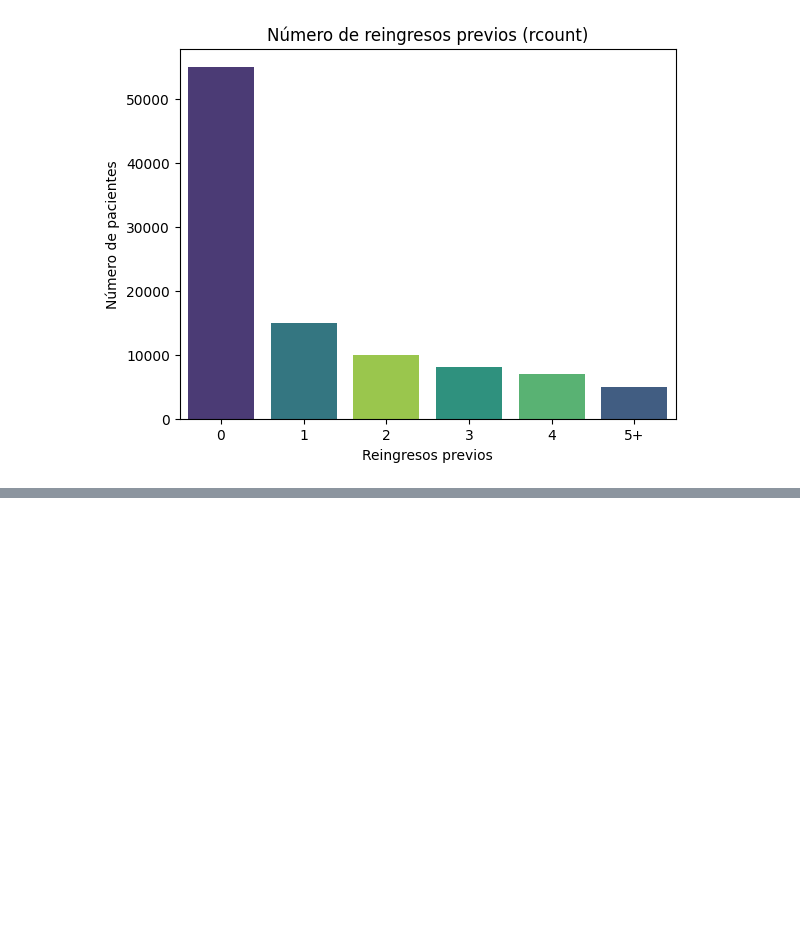
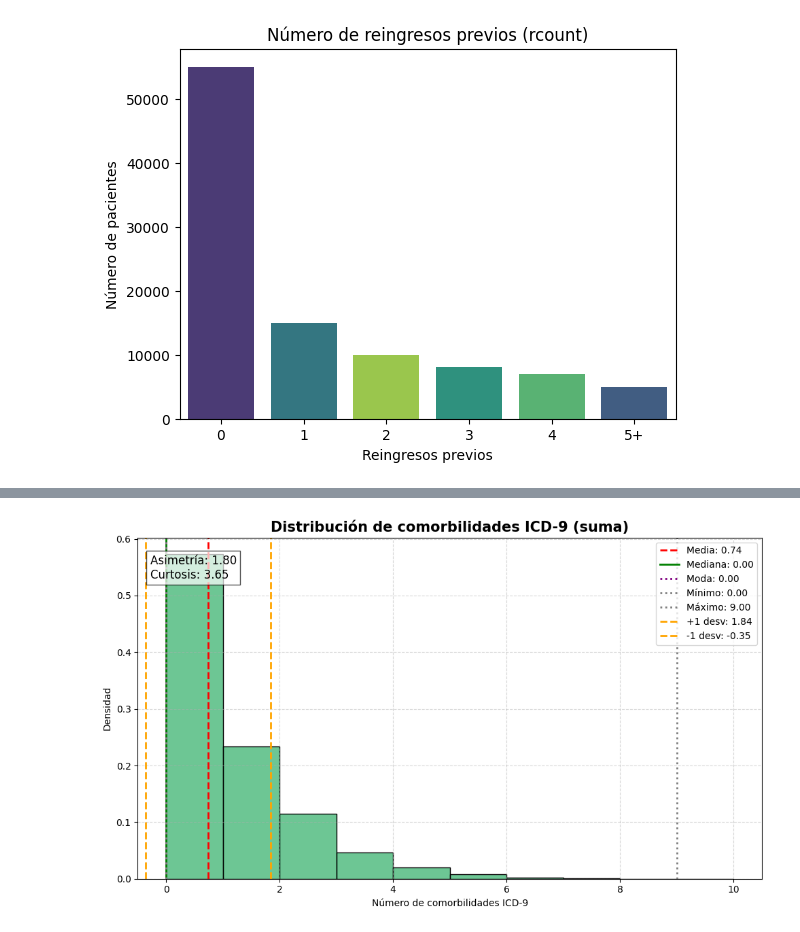
Before and after one commit to totox35/CiencasDatos_UdeA_GIRAULT, a Jupyter notebook: proyecto_aula/entregable_I_proyecto_aula.ipynb, the cells around one changed output, grey strips where cells are left out. Saved outputs shown, nothing was run; the diff lists cells and outputs as text; code cells hidden in the pictures; blank space fills up the shorter version.

```diff
--- a/proyecto_aula/entregable_I_proyecto_aula.ipynb
+++ b/proyecto_aula/entregable_I_proyecto_aula.ipynb
@@ -290,0 +369,89 @@ plt.show()
+# %%
+# Histograma y estadísticas descriptivas para Comorbilidades ICD-9 (suma)
+
+icd9_sum = df_filtered['icd9_comorbidity_sum'].dropna().values
+
+media_icd9 = np.mean(icd9_sum)
+mediana_icd9 = np.median(icd9_sum)
+moda_icd9 = stats.mode(icd9_sum, keepdims=True).mode[0]
+minimo_icd9 = np.min(icd9_sum)
+maximo_icd9 = np.max(icd9_sum)
+desviacion_icd9 = np.std(icd9_sum)
+asimetria_icd9 = stats.skew(icd9_sum)
+curtosis_icd9 = stats.kurtosis(icd9_sum)
+
+plt.figure(figsize=(10, 6))
+sns.histplot(icd9_sum, bins=range(int(minimo_icd9), int(maximo_icd9)+2), kde=False, color='mediumseagreen', edgecolor='black', stat='density')
+plt.axvline(media_icd9, color='red', linestyle='--', linewidth=2, label=f'Media: {media_icd9:.2f}')
+plt.axvline(mediana_icd9, color='green', linestyle='-', linewidth=2, label=f'Mediana: {mediana_icd9:.2f}')
+plt.axvline(moda_icd9, color='purple', linestyle=':', linewidth=2, label=f'Moda: {moda_icd9:.2f}')
+plt.axvline(minimo_icd9, color='grey', linestyle=':', linewidth=2, label=f'Mínimo: {minimo_icd9:.2f}')
+plt.axvline(maximo_icd9, color='grey', linestyle=':', linewidth=2, label=f'Máximo: {maximo_icd9:.2f}')
+plt.axvline(media_icd9 + desviacion_icd9, color='orange', linestyle='--', linewidth=2, label=f'+1 desv: {(media_icd9+desviacion_icd9):.2f}')
+plt.axvline(media_icd9 - desviacion_icd9, color='orange', linestyle='--', linewidth=2, label=f'-1 desv: {(media_icd9-desviacion_icd9):.2f}')
+
+plt.text(0.02, 0.95, f'Asimetría: {asimetria_icd9:.2f}\nCurtosis: {curtosis_icd9:.2f}',
+         transform=plt.gca().transAxes, fontsize=12, verticalalignment='top',
+         bbox=dict(facecolor='white', alpha=0.7))
+
+plt.title("Distribución de comorbilidades ICD-9 (suma)", fontsize=15, weight="bold")
+plt.xlabel("Número de comorbilidades ICD-9")
+plt.ylabel("Densidad")
+plt.legend(loc='upper right')
+plt.grid(True, linestyle='--', alpha=0.5)
+plt.tight_layout()
+plt.show()
+
+print(f"Media: {media_icd9:.2f}")
+print(f"Mediana: {mediana_icd9:.2f}")
+print(f"Moda: {moda_icd9:.2f}")
+print(f"Mínimo: {minimo_icd9:.2f}")
+print(f"Máximo: {maximo_icd9:.2f}")
+print(f"Desviación estándar: {desviacion_icd9:.2f}")
+print(f"Asimetría: {asimetria_icd9:.2f}")
+print(f"Curtosis: {curtosis_icd9:.2f}")
+
+# Histograma para diagnósticos secundarios ICD-9
+sec_diag = df_filtered['secondarydiagnosisnonicd9'].dropna().values
+
+media_sec = np.mean(sec_diag)
+mediana_sec = np.median(sec_diag)
+moda_sec = stats.mode(sec_diag, keepdims=True).mode[0]
+minimo_sec = np.min(sec_diag)
+maximo_sec = np.max(sec_diag)
+desviacion_sec = np.std(sec_diag)
+asimetria_sec = stats.skew(sec_diag)
+curtosis_sec = stats.kurtosis(sec_diag)
+
+plt.figure(figsize=(10, 6))
+sns.histplot(sec_diag, bins=range(int(minimo_sec), int(maximo_sec)+2), kde=False, color='slateblue', edgecolor='black', stat='density')
+plt.axvline(media_sec, color='red', linestyle='--', linewidth=2, label=f'Media: {media_sec:.2f}')
+plt.axvline(mediana_sec, color='green', linestyle='-', linewidth=2, label=f'Mediana: {mediana_sec:.2f}')
+plt.axvline(moda_sec, color='purple', linestyle=':', linewidth=2, label=f'Moda: {moda_sec:.2f}')
+plt.axvline(minimo_sec, color='grey', linestyle=':', linewidth=2, label=f'Mínimo: {minimo_sec:.2f}')
+plt.axvline(maximo_sec, color='grey', linestyle=':', linewidth=2, label=f'Máximo: {maximo_sec:.2f}')
+plt.axvline(media_sec + desviacion_sec, color='orange', linestyle='--', linewidth=2, label=f'+1 desv: {(media_sec+desviacion_sec):.2f}')
+plt.axvline(media_sec - desviacion_sec, color='orange', linestyle='--', linewidth=2, label=f'-1 desv: {(media_sec-desviacion_sec):.2f}')
+
+plt.text(0.02, 0.95, f'Asimetría: {asimetria_sec:.2f}\nCurtosis: {curtosis_sec:.2f}',
+         transform=plt.gca().transAxes, fontsize=12, verticalalignment='top',
+         bbox=dict(facecolor='white', alpha=0.7))
+
+plt.title("Distribución de diagnósticos secundarios no ICD-9", fontsize=15, weight="bold")
+plt.xlabel("Número de diagnósticos secundarios no ICD-9")
+plt.ylabel("Densidad")
+plt.legend(loc='upper right')
+plt.grid(True, linestyle='--', alpha=0.5)
+plt.tight_layout()
+plt.show()
+
+print(f"Media: {media_sec:.2f}")
+print(f"Mediana: {mediana_sec:.2f}")
+print(f"Moda: {moda_sec:.2f}")
+print(f"Mínimo: {minimo_sec:.2f}")
+print(f"Máximo: {maximo_sec:.2f}")
+print(f"Desviación estándar: {desviacion_sec:.2f}")
+print(f"Asimetría: {asimetria_sec:.2f}")
+print(f"Curtosis: {curtosis_sec:.2f}")
+# %% [output]
+[figure, added]
```
Also changed, not shown: parts of 29 cells of this notebook.
